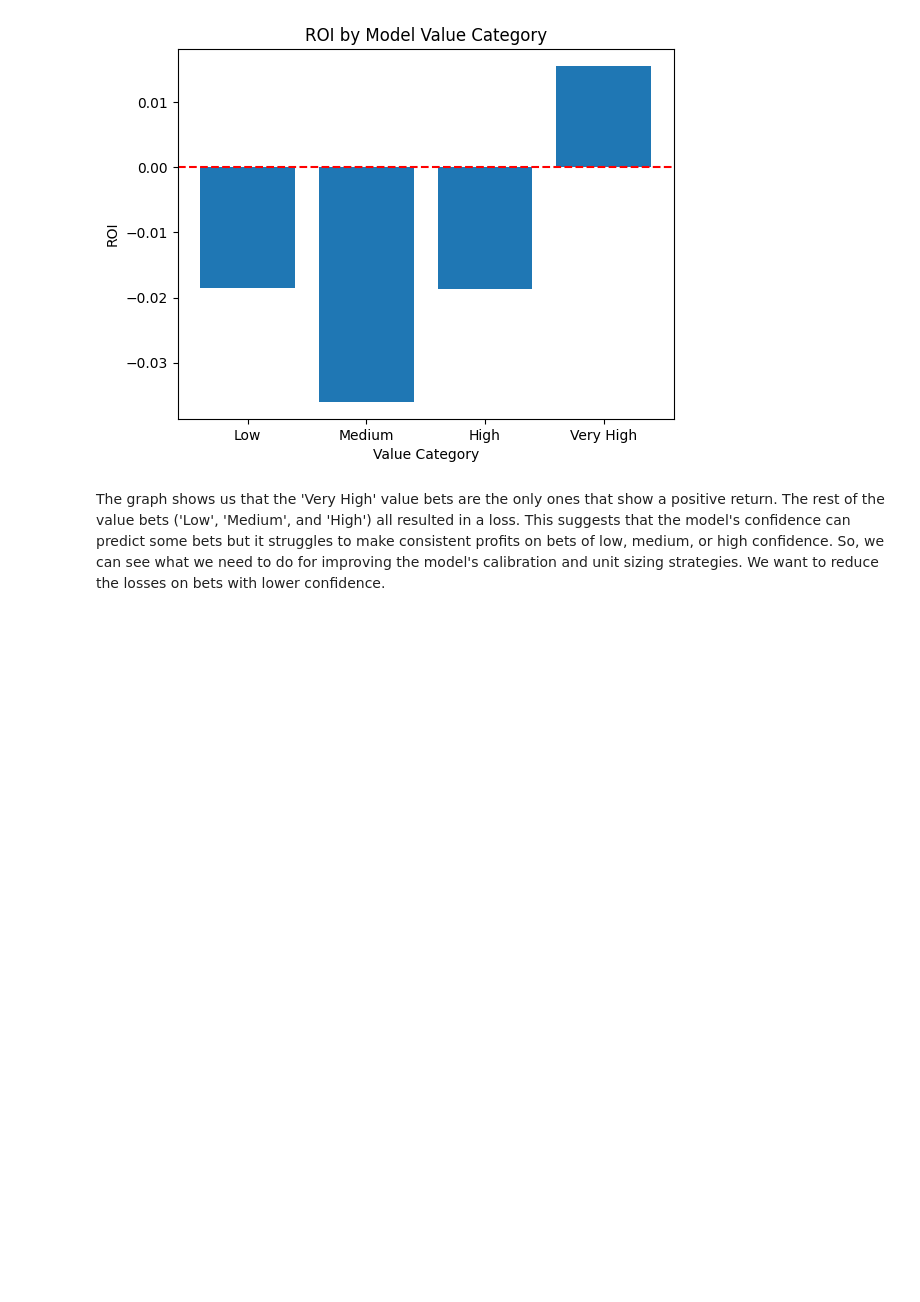
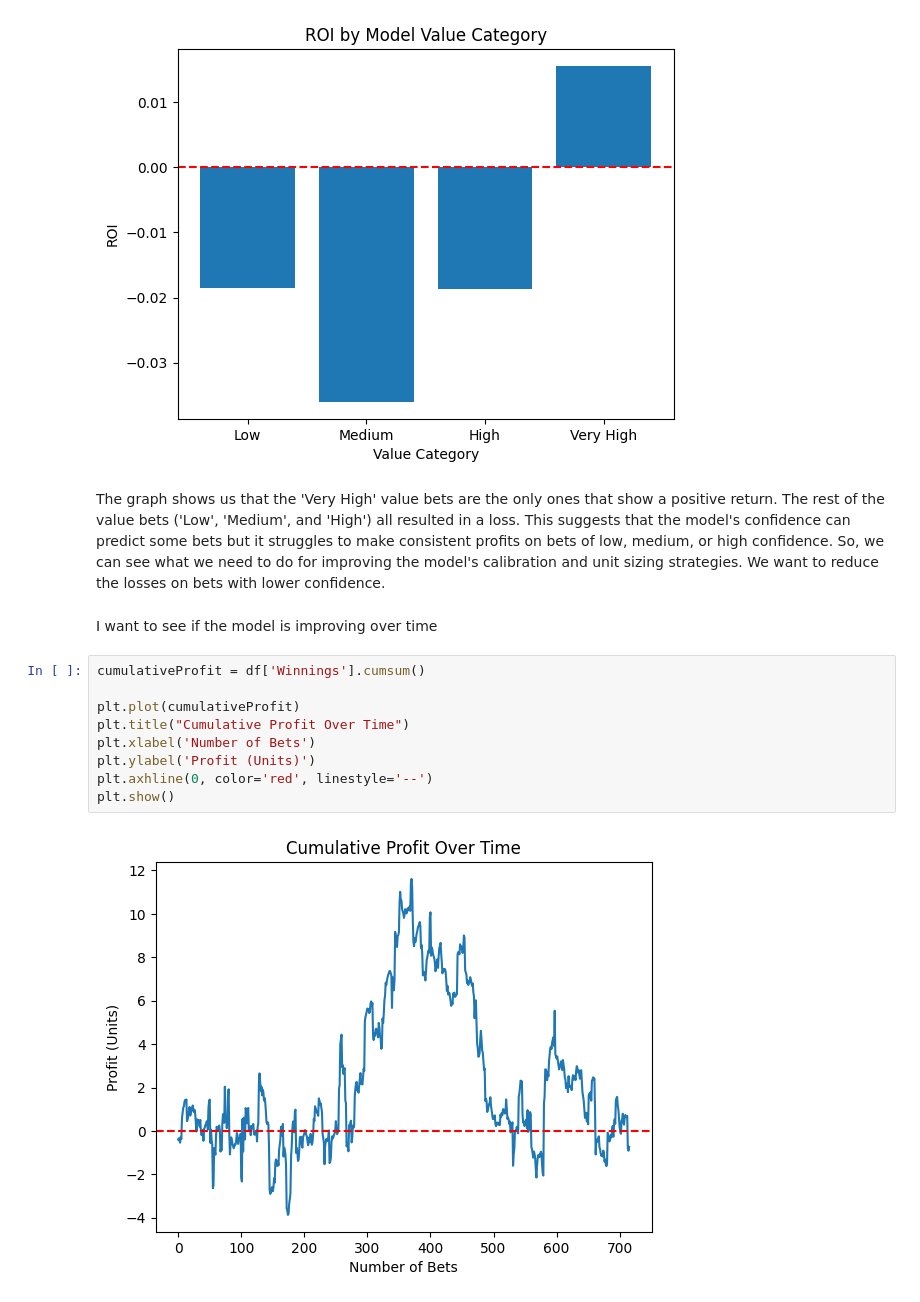
Before and after one commit to rkb121541/mlb-test-model, a Jupyter notebook: main.ipynb, the cells around one changed output. Drawn from its saved outputs; the diff is of its cells as text; blank space fills up the shorter version.

```diff
--- a/main.ipynb
+++ b/main.ipynb
@@ -158,3 +158,16 @@ plt.show()
 [figure]
 # %% [markdown]
 The graph shows us that the 'Very High' value bets are the only ones that show a positive return. The rest of the value bets ('Low', 'Medium', and 'High') all resulted in a loss. This suggests that the model's confidence can predict some bets but it struggles to make consistent profits on bets of low, medium, or high confidence. So, we can see what we need to do for improving the model's calibration and unit sizing strategies. We want to reduce the losses on bets with lower confidence.
+# %% [markdown]
+I want to see if the model is improving over time
+# %%
+cumulativeProfit = df['Winnings'].cumsum()
+
+plt.plot(cumulativeProfit)
+plt.title("Cumulative Profit Over Time")
+plt.xlabel('Number of Bets')
+plt.ylabel('Profit (Units)')
+plt.axhline(0, color='red', linestyle='--')
+plt.show()
+# %% [output]
+[figure, added]
```
Also changed, not shown: parts of 5 cells of this notebook.
